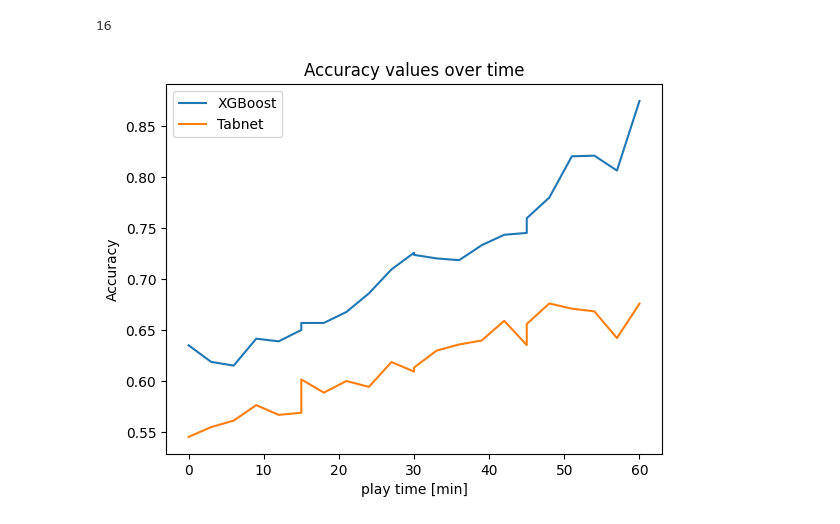
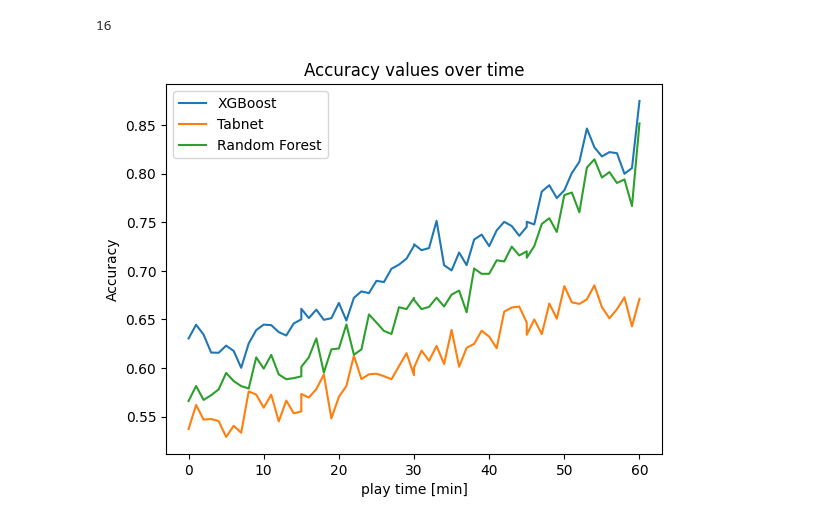
Before and after one commit to michel-wue/Seminar, a Jupyter notebook: Untitled3.ipynb, the cells around one changed output. Cells and saved outputs as stored; diff of their text form; code cells hidden in the pictures.

```diff
--- a/Untitled3.ipynb
+++ b/Untitled3.ipynb
@@ -579,7 +555,7 @@ tn.fit(
     X_train=X_train_processed_tn,
     y_train=y_train_tn,
     patience=15,
-    max_epochs=3,
+    max_epochs=32,
     eval_set=[(X_valid_processed_tn, y_valid_tn)],
     eval_metric=['accuracy', 'auc'],
     batch_size=32
@@ -771,15 +778,15 @@ def plot_data_xgb(time, quarter):
   return accuracy
 # %%
 def plot_data_tn(time, quarter):
-  preds_time = preds_test_tn[((X_test_tn['clock'] <= time) & (X_test_tn['quarter'] == quarter) & (X_test_tn['clock'] >= time-1))]
+  preds_time_tn = preds_test_tn[((X_test_tn['clock'] <= time) & (X_test_tn['quarter'] == quarter) & (X_test_tn['clock'] >= time-1))]
   y_time = y_test_tn[((X_test_tn['clock'] <= time) & (X_test_tn['quarter'] == quarter) & (X_test_tn['clock'] >= time-1))]
-  accuracy = accuracy_score(y_time, preds_time)
+  accuracy = accuracy_score(y_time, preds_time_tn)
   return accuracy
 # %%
 def plot_data_rf(time, quarter):
   preds_time_rf= preds_test_rf[((X_test_rf['clock'] <= time) & (X_test_rf['quarter'] == quarter) & (X_test_rf['clock'] >= time-1))]
   y_time = y_test_rf[((X_test_rf['clock'] <= time) & (X_test_rf['quarter'] == quarter) & (X_test_rf['clock'] >= time-1))]
-  accuracy = accuracy_score(y_time, preds_time)
+  accuracy = accuracy_score(y_time, preds_time_rf)
   return accuracy
 # %%
 time_values = list(np.arange(15, -1, -1))
@@ -820,7 +827,7 @@ auc_values_rf=[]
 time_plot=[]
 for quarter in quarter_values:
   for time in time_values:
-    auc_values_tn.append(plot_data_rf(time,quarter))
+    auc_values_rf.append(plot_data_rf(time,quarter))
     if quarter == 1:
       time_plot.append(time+45)
     elif quarter ==2:
@@ -844,26 +851,26 @@ print(len(auc_values_tn))
 # %%
 import matplotlib.pyplot as plt
 
 # Beispielwerte
 x = time_plot[::-1]
 y_xgb = auc_values_xgb
 y_tn = auc_values_tn
-#y_rf = auc_values_rf
+y_rf = auc_values_rf
 
 # Erstellen der Liniengrafik
 plt.plot(x, y_xgb, label='XGBoost')
 plt.plot(x, y_tn, label='Tabnet')
-#plt.plot(x, y_rf, label='Random Forest')
+plt.plot(x, y_rf, label='Random Forest')
 
 # Achsentitel und Diagrammtitel hinzufügen
 plt.xlabel('play time [min]')
 plt.ylabel('Accuracy')
 plt.title('Accuracy values over time')
 
 # Legende anzeigen
 plt.legend()
 
 # Anzeigen der Grafik
 plt.show()
 # %% [output]
-[figure, old version]
+[figure, new version]
```
Also changed, not shown: parts of 8 cells of this notebook.
